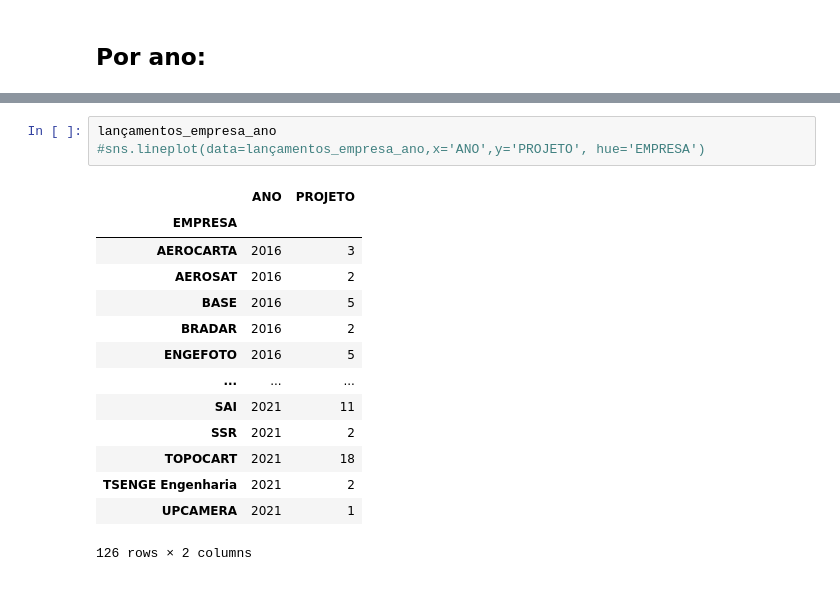
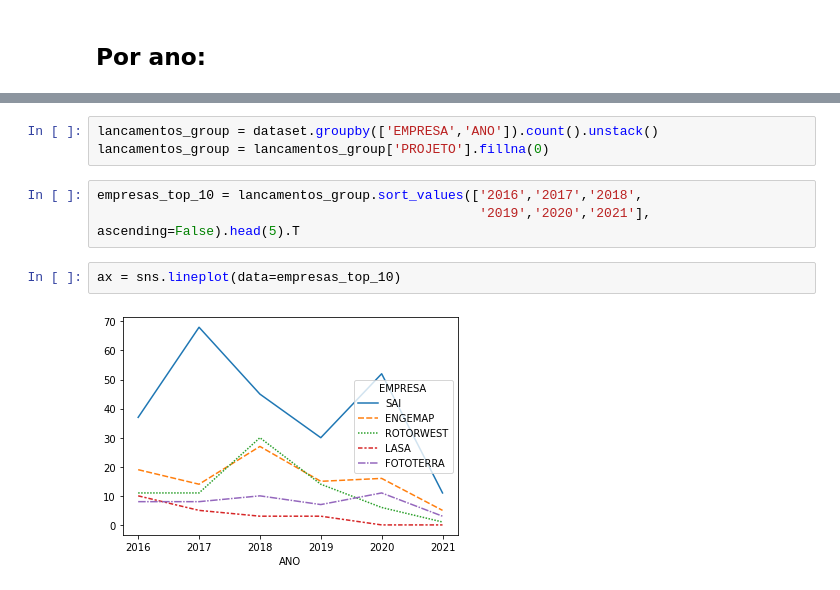
Before and after one commit to AntiKevin/aerolevantamento_analysis, a Jupyter notebook: analysis.ipynb, the cells around one changed output, grey strips where cells are left out. Cells and saved outputs as stored; diff of their text form.

Commit message:
feat: :construction: line chart por empresa/projeto por ano

```diff
--- a/analysis.ipynb
+++ b/analysis.ipynb
@@ -212,18 +183,10 @@ lançamentos_empresa_ano = pd.concat([laçamentos_2016,laçamentos_2017,laçamen
 # %%
-lançamentos_empresa_ano
-#sns.lineplot(data=lançamentos_empresa_ano,x='ANO',y='PROJETO', hue='EMPRESA')
+lancamentos_group = dataset.groupby(['EMPRESA','ANO']).count().unstack()
+lancamentos_group = lancamentos_group['PROJETO'].fillna(0)
-# %% [output]
-|  | ANO | PROJETO |
-| EMPRESA |  |  |
-| AEROCARTA | 2016 | 3 |
-| AEROSAT | 2016 | 2 |
-| BASE | 2016 | 5 |
-| BRADAR | 2016 | 2 |
-| ENGEFOTO | 2016 | 5 |
-| ... | ... | ... |
-| SAI | 2021 | 11 |
-| SSR | 2021 | 2 |
-| TOPOCART | 2021 | 18 |
-| TSENGE Engenharia | 2021 | 2 |
-| UPCAMERA | 2021 | 1 |
-126 rows × 2 columns
+# %%
+empresas_top_10 = lancamentos_group.sort_values(['2016','2017','2018',
+                                                 '2019','2020','2021'], ascending=False).head(5).T
+# %%
+ax = sns.lineplot(data=empresas_top_10)
+# %% [output]
+[figure, added]
```
Also changed, not shown: parts of 2 cells of this notebook.
